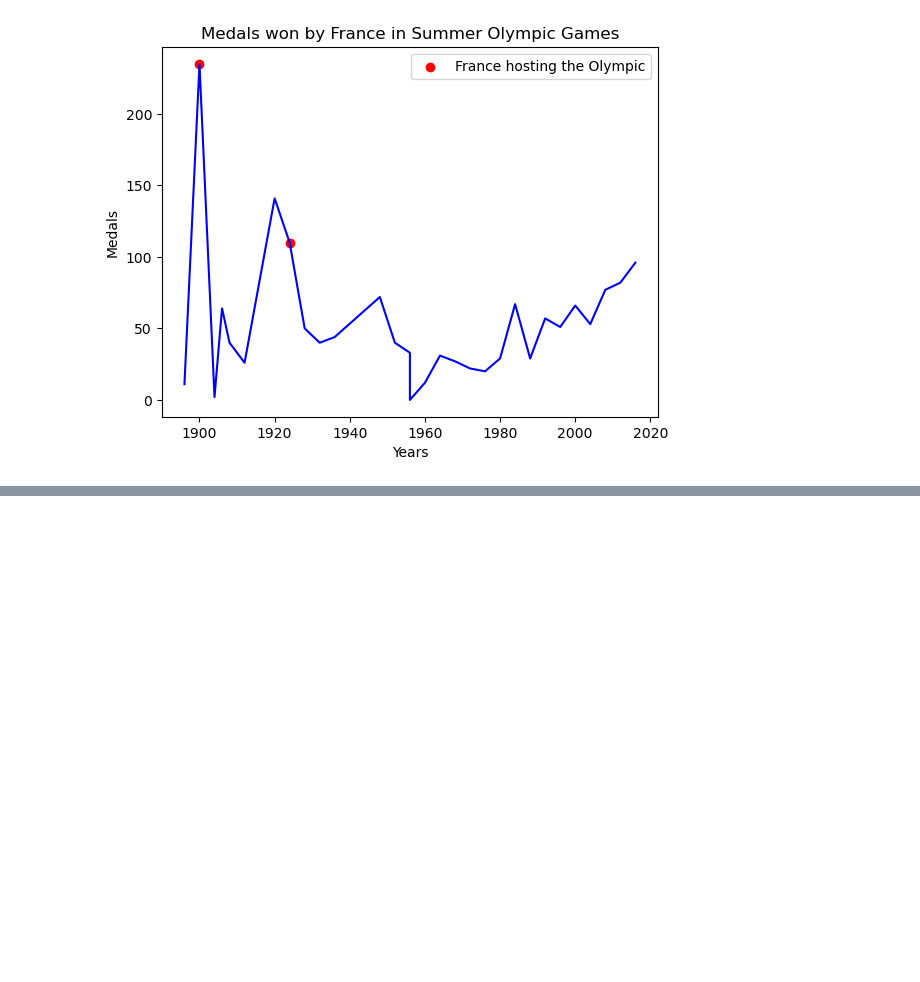
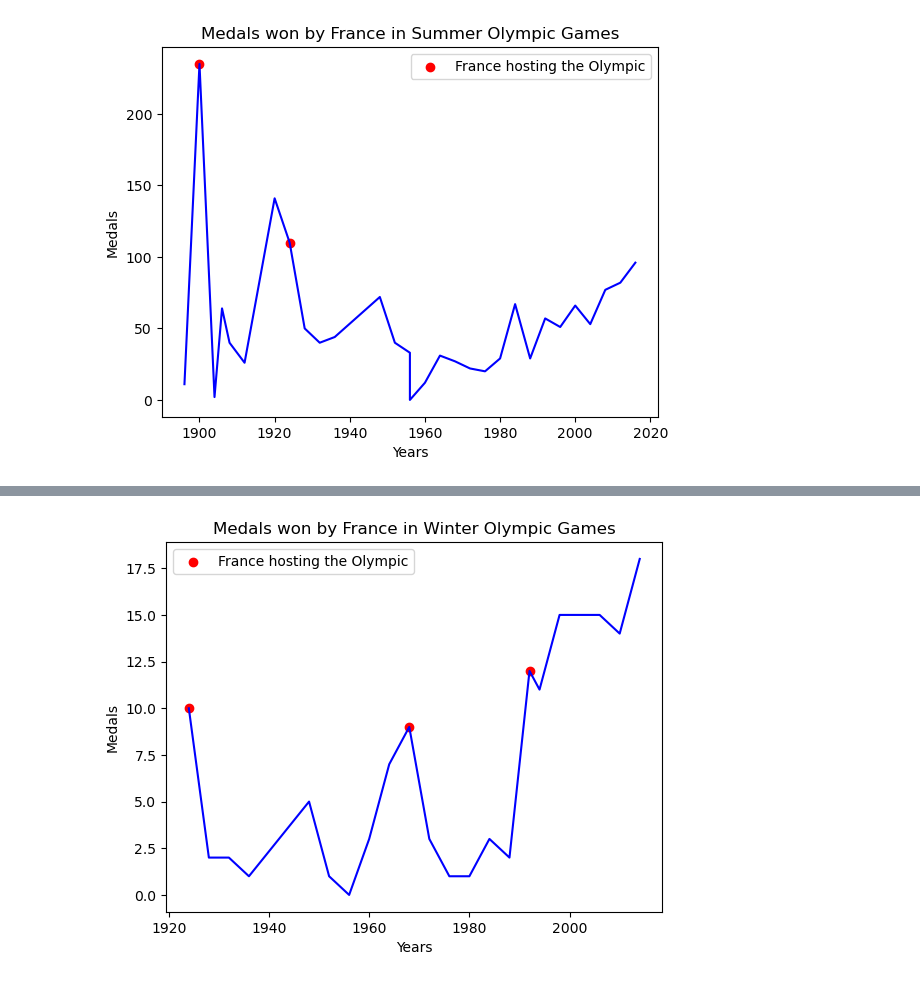
Before and after one commit to soumyaranjanswaincan/Olympic-Data-Analysis, a Jupyter notebook: analysis.ipynb, the cells around one changed output, grey strips where cells are left out. Cells and saved outputs as stored; diff of their text form; code cells hidden in the pictures; blank space fills up the shorter version.

```diff
--- a/analysis.ipynb
+++ b/analysis.ipynb
@@ -252,0 +277,13 @@ Winter_France_df
+# %%
+# Plot for Medals by Years
+plt.plot(Winter_France_df['Year'], Winter_France_df['Medal_Count'], c='blue')
+plt.scatter(Winter_Francehosting_df['Year'], Winter_Francehosting_df['Medal_Count'], c='r', label='France hosting the Olympic')
+
+# Title and Axis
+plt.title('Medals won by France in Winter Olympic Games')
+plt.xlabel('Years')
+plt.ylabel('Medals')
+plt.legend()
+plt.show()
+# %% [output]
+[figure, added]
```
Also changed, not shown: parts of 12 cells of this notebook.
